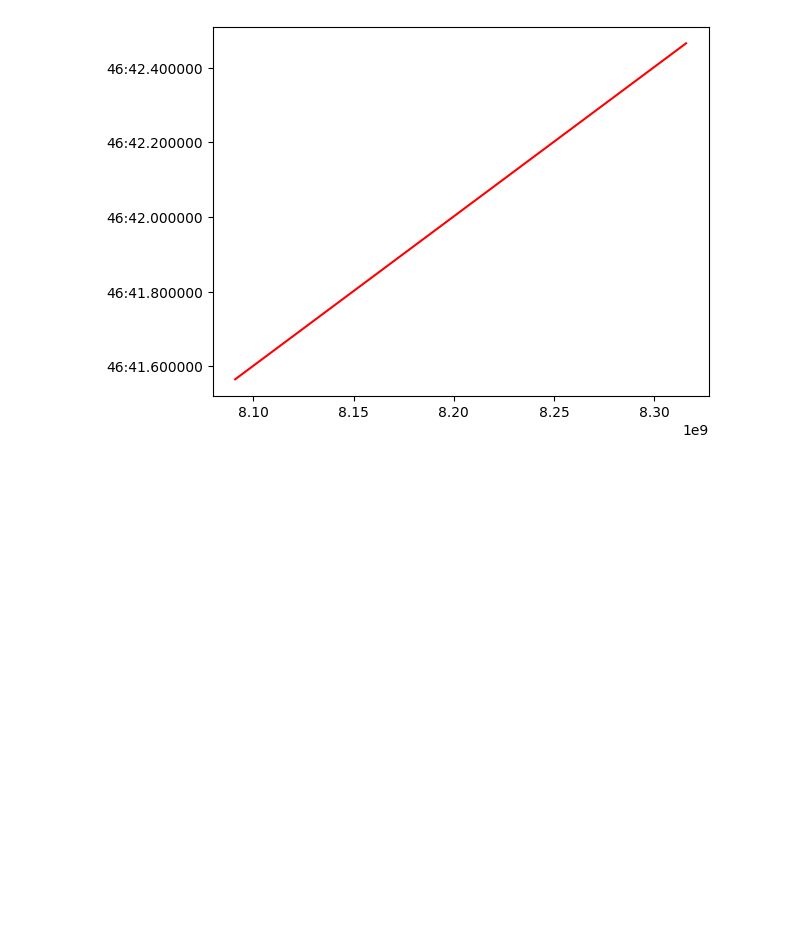
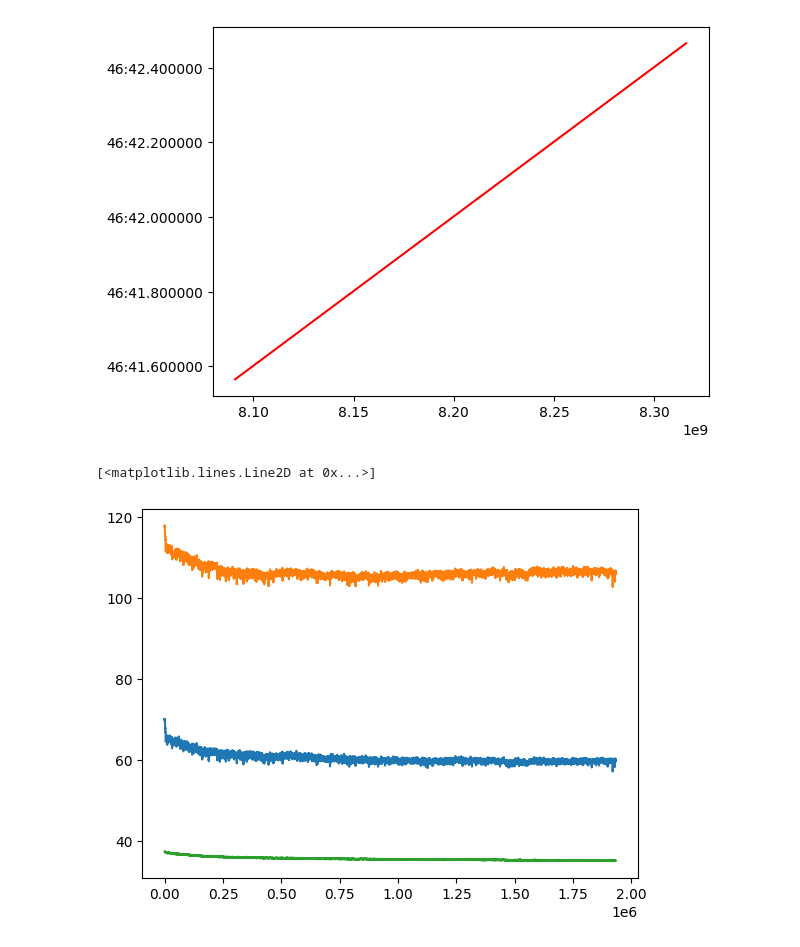
Before and after one commit to neurogears/vestibular-vr, a Jupyter notebook: analysis/photometry_sync_example.ipynb, the cells around one changed output. Drawn from its saved outputs; the diff is of its cells as text; code cells hidden in the pictures; blank space fills up the shorter version.

Commit message:
Photometry stream reader

```diff
--- a/analysis/photometry_sync_example.ipynb
+++ b/analysis/photometry_sync_example.ipynb
@@ -15,14 +15,14 @@ import aeon.io.api as api
 import os
 
 root_folder = r'C:/Users/neurogears/source/repos/vestibular-vr/temp_data/2024-08-23T12-51-05_B3M7/HARP/2024-08-23T12-51-05_B3M7/2024-08-23T12-51-05_B3M7/'
+root_folder_photometry = r'C:/Users/neurogears/source/repos/vestibular-vr/temp_data/2024-08-23T12-51-05_B3M7/Photometry/2024_08_23-14_54_36/2024_08_23-14_54_36/'
 
 h1_reader = harp.create_reader('h1-device.yml', epoch=harp.REFERENCE_EPOCH)
 h2_reader = harp.create_reader('h2-device.yml', epoch=harp.REFERENCE_EPOCH)
 session_data_reader = utils.SessionData("SessionSettings")
 experiment_events_reader = utils.TimestampedCsvReader("ExperimentEvents", columns=["Event"])
 framecount_reader = utils.TimestampedCsvReader("OnixAnalogFrameCount", columns=["Index"])
-# analog_clock_reader =
-# analog_data_reader =
+photometry_reader = utils.PhotometryReader("Fluorescence")
 video_reader = utils.Video("VideoData1")
 
 h1_datafolder = r'C:/Users/neurogears/source/repos/vestibular-vr/temp_data/2024-08-23T12-51-05_B3M7/HARP/2024-08-23T12-51-05_B3M7/2024-08-23T12-51-05_B3M7/HarpDataH1/'
@@ -136,3 +134,14 @@ plt.plot(analog_clock[window], onix_to_harp_timestamp(analog_clock[window]), c='
 [<matplotlib.lines.Line2D at 0x...>]
 [figure]
 [figure]
+# %%
+# read photometry stream
+photometry = utils.load_photometry(photometry_reader, root_folder_photometry)
+
+plt.figure()
+plt.plot(photometry[0]["CH1-410"])
+plt.plot(photometry[0]["CH1-470"])
+plt.plot(photometry[0]["CH1-560"])
+# %% [output]
+[<matplotlib.lines.Line2D at 0x...>]
+[figure, added]
```
Also changed, not shown: parts of 1 cell of this notebook, 1 other file.
